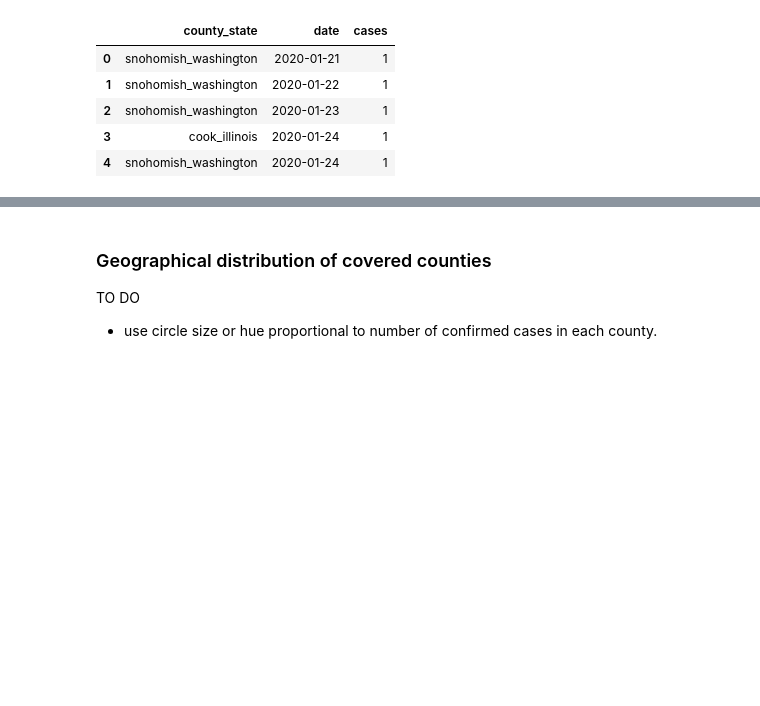
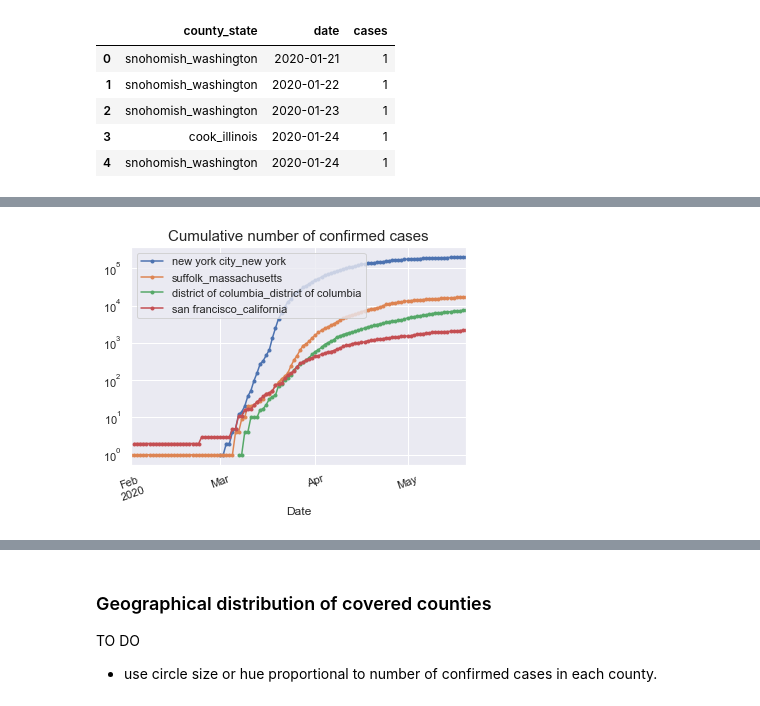
Before and after one commit to chiraz/TDI_Capstone_Project, a Jupyter notebook: code/capstone_project_main.ipynb, the cells around one changed output, grey strips where cells are left out. Drawn from its saved outputs; the diff is of its cells as text; code cells hidden in the pictures; blank space fills up the shorter version.

```diff
--- a/code/capstone_project_main.ipynb
+++ b/code/capstone_project_main.ipynb
@@ -83,0 +124,5 @@ confirmed_cases_df.head()
+# %%
+counties_list = ['new york city_new york',
+                 'suffolk_massachusetts',  # I believe this is Boston's county, need to double-check!
+                 'district of columbia_district of columbia',
+                 'san francisco_california']
@@ -83,0 +133,23 @@ confirmed_cases_df.head()
+# %%
+L = []
+for county in counties_list:
+    idx = confirmed_cases_df.county_state == county
+    print(county, idx.sum())
+    u = confirmed_cases_df.loc[idx, ['date', 'cases']].set_index('date')
+    L.append(u)
+
+temp_df = pd.concat(L, axis=1)
+temp_df.columns = counties_list
+
+## TO DO: figure out how to make this plot bigger ...
+#this did not work for some reason...
+#ax = plt.figure(figsize=(10, 10))
+
+temp_df.plot(rot=20, marker='.')
+plt.yscale('log')
+plt.title('Cumulative number of confirmed cases', fontsize=15)
+plt.xlabel('Date')
+plt.legend(loc='best')
+plt.show()
+# %% [output]
+[figure, added]
```
Also changed, not shown: parts of 238 cells of this notebook, 4 other files.
